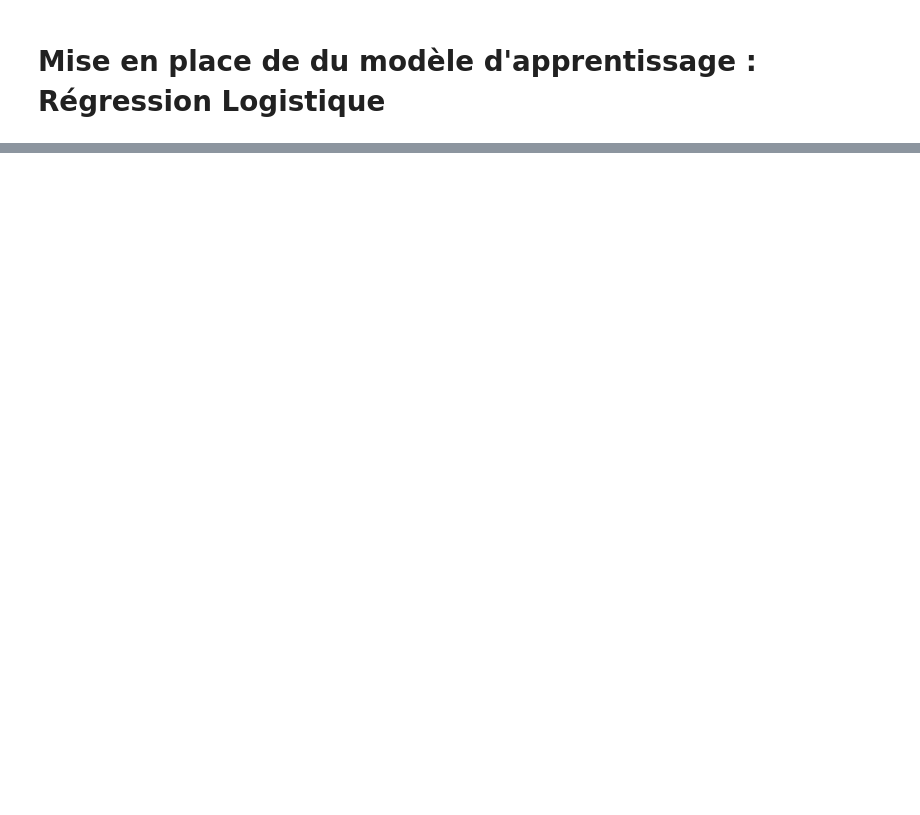
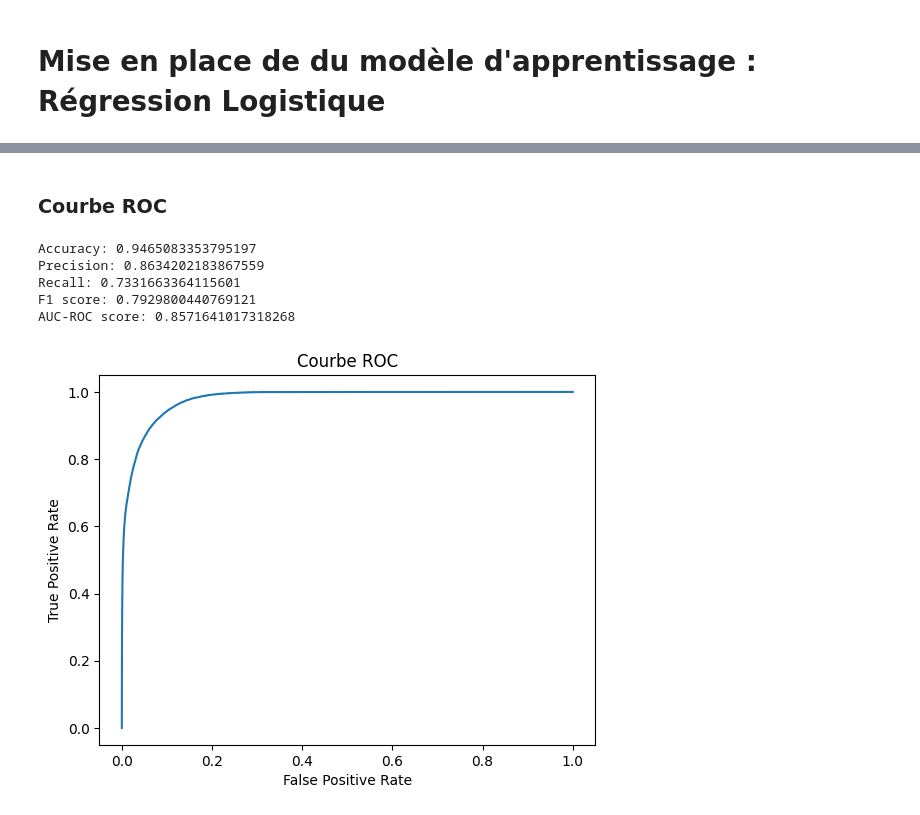
Before and after one commit to KhalilMazouz/ProjetMachineLearning, a Jupyter notebook: Projet_ML.ipynb, the cells around one changed output, grey strips where cells are left out. Cells and saved outputs as stored; diff of their text form; code cells hidden in the pictures; blank space fills up the shorter version.

```diff
--- a/Projet_ML.ipynb
+++ b/Projet_ML.ipynb
@@ -379,0 +461,44 @@ plt.show()
+# %% [markdown]
+### Courbe ROC
+# %%
+from sklearn.datasets import make_classification
+from sklearn.linear_model import LogisticRegression
+from sklearn.model_selection import train_test_split
+from sklearn.metrics import roc_curve, roc_auc_score
+from sklearn.metrics._plot.roc_curve import RocCurveDisplay
+import matplotlib.pyplot as plt
+
+
+
+# Faire des prédictions sur les données de test
+y_pred = clf.predict(X_test)
+
+# Calculer les scores d'évaluation
+confusion = confusion_matrix(y_test, y_pred)
+accuracy = accuracy_score(y_test, y_pred)
+precision = precision_score(y_test, y_pred,pos_label='1')
+recall = recall_score(y_test, y_pred,pos_label='1')
+f1 = f1_score(y_test, y_pred,pos_label='1')
+auc_roc = roc_auc_score(y_test, y_pred)
+fpr, tpr, thresholds = roc_curve(y_test, clf.predict_proba(X_test)[:,1],pos_label='1')
+
+print("Accuracy:", accuracy)
+print("Precision:", precision)
+print("Recall:", recall)
+print("F1 score:", f1)
+print("AUC-ROC score:", auc_roc)
+
+# Afficher la courbe ROC
+import matplotlib.pyplot as plt
+plt.plot(fpr, tpr)
+plt.title('Courbe ROC')
+plt.xlabel('False Positive Rate')
+plt.ylabel('True Positive Rate')
+plt.show()
+# %% [output]
+Accuracy: 0.9465083353795197
+Precision: 0.8634202183867559
+Recall: 0.7331663364115601
+F1 score: 0.7929800440769121
+AUC-ROC score: 0.8571641017318268
+[figure, added]
```
Also changed, not shown: parts of 25 cells of this notebook.
